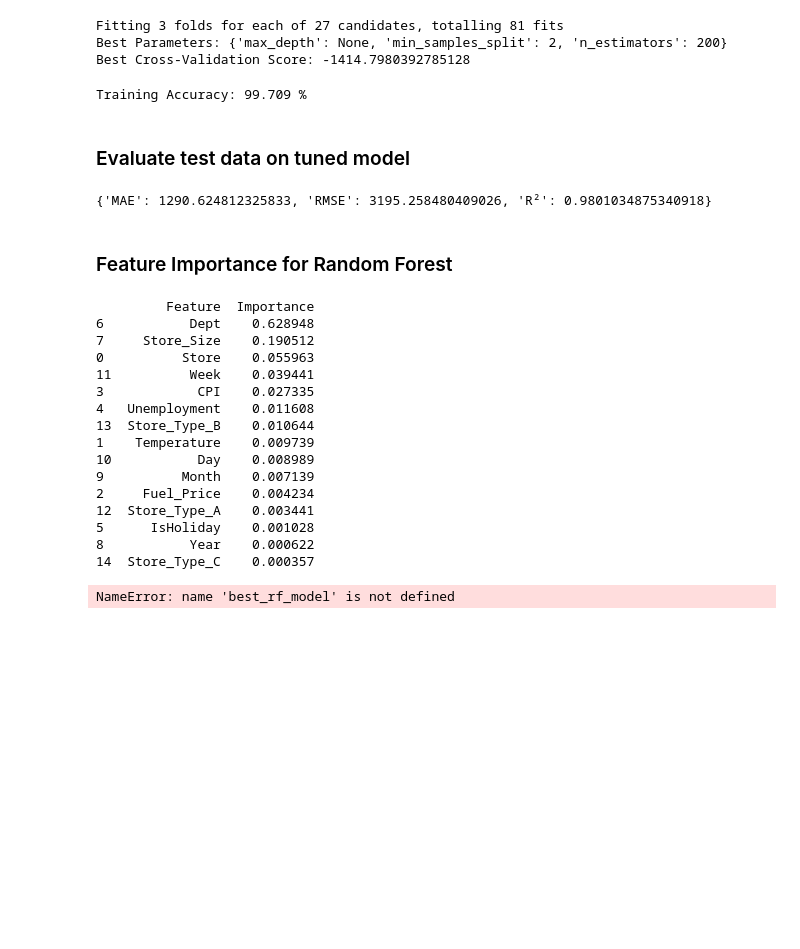
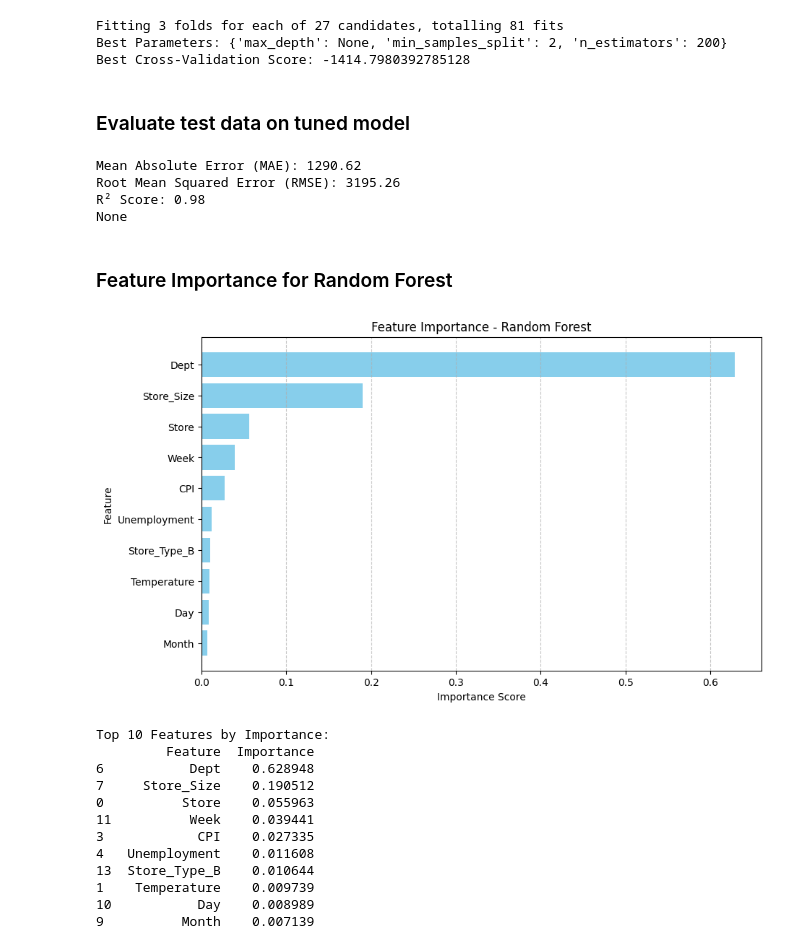
Before and after one commit to ishara084/CS6850_DA_Project, a Jupyter notebook: predictive_modeling_Random_Forest.ipynb, the cells around one changed output. Saved outputs shown, nothing was run; the diff lists cells and outputs as text; code cells hidden in the pictures; blank space fills up the shorter version.

Commit message:
RF Feature importance and residual analysis

```diff
--- a/predictive_modeling_Random_Forest.ipynb
+++ b/predictive_modeling_Random_Forest.ipynb
@@ -102,29 +94,50 @@ Best Cross-Validation Score: -1414.7980392785128
-# %%
-# Training Accuracy with Hyperparameter Tuning
-acc_rf= round(best_rf_model.score(X_train, y_train) * 100, 3)
-print (f"Training Accuracy: {acc_rf} %")
-# %% [output]
-Training Accuracy: 99.709 %
 # %% [markdown]
 ### Evaluate test data on tuned model
 # %%
-# Evaluate final model
+# Training Model with Hyperparameter Tuning
+best_rf_model = RandomForestRegressor(random_state=42, n_estimators=200, min_samples_split=2)
+best_rf_model.fit(X_train, y_train)
+
+# Training Accuracy with Hyperparameter Tuning
 final_predictions = best_rf_model.predict(X_test)
 print(evaluate_model(y_test, final_predictions))
 # %% [output]
-{'MAE': 1290.624812325833, 'RMSE': 3195.258480409026, 'R²': 0.9801034875340918}
+Mean Absolute Error (MAE): 1290.62
+Root Mean Squared Error (RMSE): 3195.26
+R² Score: 0.98
+None
 # %% [markdown]
 ### Feature Importance for Random Forest
 # %%
 # Feature Importance for Random Forest
 importances = best_rf_model.feature_importances_
-feature_importance_df = pd.DataFrame({
-    'Feature': X_train.columns,
-    'Importance': importances
+
+# Extract feature importances from the best Random Forest model
+feature_importances = best_rf_model.feature_importances_
+features = X_train.columns  # Feature names
+
+# Create a DataFrame for feature importances
+importance_df = pd.DataFrame({
+    'Feature': features,
+    'Importance': feature_importances
 }).sort_values(by='Importance', ascending=False)
 
-print(feature_importance_df)
+# Plot feature importances
+plt.figure(figsize=(10, 6))
+plt.barh(importance_df.head(10)['Feature'], importance_df.head(10)['Importance'], color='skyblue')
+plt.title('Feature Importance - Random Forest')
+plt.xlabel('Importance Score')
+plt.ylabel('Feature')
+plt.gca().invert_yaxis()  # Highest importance at the top
+plt.grid(axis='x', linestyle='--', alpha=0.7)
+plt.show()
+
+# Display the top features
+print("Top 10 Features by Importance:")
+print(importance_df.head(10))
 # %% [output]
+[figure, added]
+Top 10 Features by Importance:
          Feature  Importance
 6           Dept    0.628948
 7     Store_Size    0.190512
@@ -136,16 +149,3 @@ print(feature_importance_df)
 1    Temperature    0.009739
 10           Day    0.008989
 9          Month    0.007139
-2     Fuel_Price    0.004234
-12  Store_Type_A    0.003441
-5      IsHoliday    0.001028
-8           Year    0.000622
-14  Store_Type_C    0.000357
-# %%
-importances = best_rf_model.feature_importances_
-features = X_train.columns
-plt.barh(features, importances)
-plt.title('Feature Importance')
-plt.show()
-# %% [output]
-NameError: name 'best_rf_model' is not defined
```
Also changed, not shown: parts of 6 cells of this notebook.
